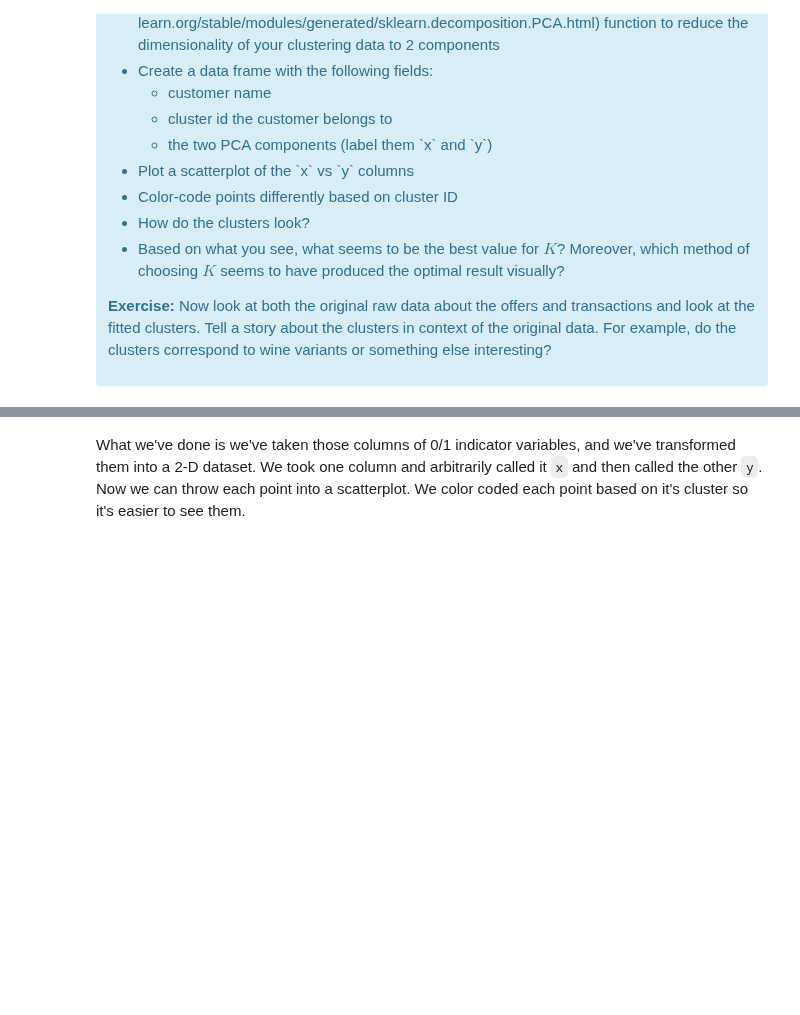
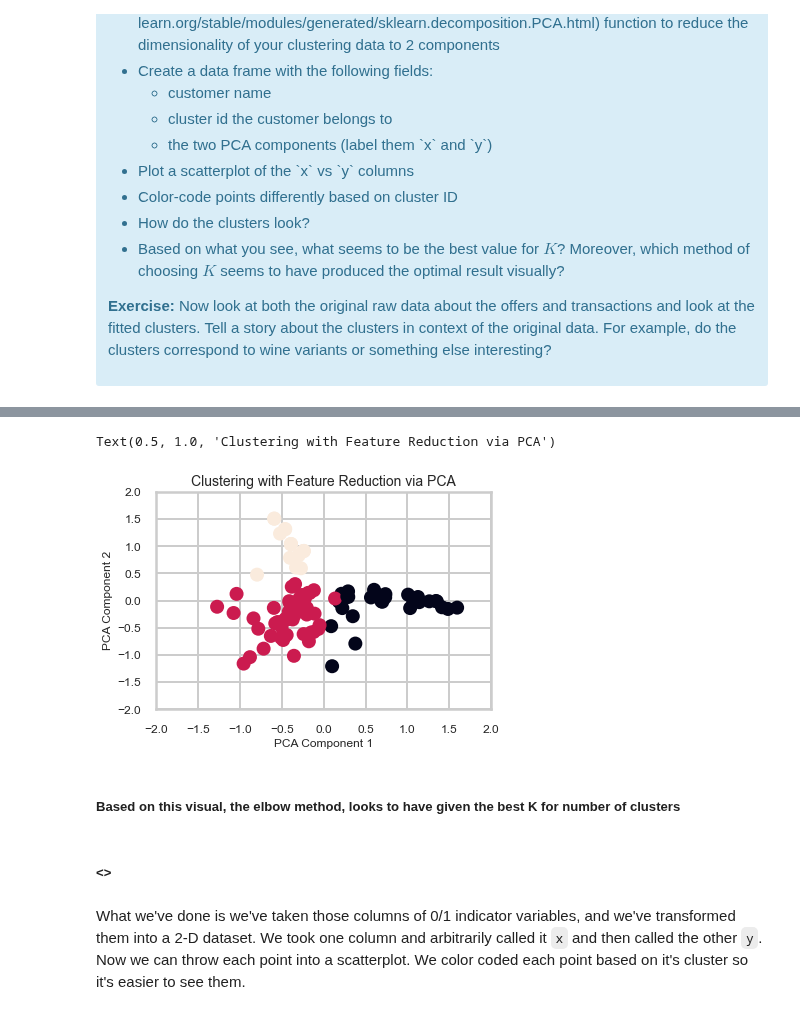
Before and after one commit to Khalif81/Customer-Segmentation-K-Means, a Jupyter notebook: Customer_Segmentation_K-Means.ipynb, the cells around one changed output, grey strips where cells are left out. Drawn from its saved outputs; the diff is of its cells as text; code cells hidden in the pictures; blank space fills up the shorter version.

Commit message:
inital pca transformation and analysis

```diff
--- a/Customer_Segmentation_K-Means.ipynb
+++ b/Customer_Segmentation_K-Means.ipynb
@@ -436,0 +453,14 @@ This is only one use of PCA for dimension reduction. We can also use PCA when we
+# %%
+#your turn
+
+from sklearn.decomposition import PCA
+
+k_ = best_k
+model = KMeans(n_clusters=k_)
+model.fit(x_cols)
+labels = model.fit_predict(x_cols)
+
+model_pca = PCA(n_components=2)
+model_pca.fit(x_cols)
+trans_pca = model_pca.transform(x_cols)
+trans_pca.shape
@@ -436,0 +469,12 @@ This is only one use of PCA for dimension reduction. We can also use PCA when we
+# %%
+xs = trans_pca[:,0]
+ys = trans_pca[:,1]
+
+df_pca_comp = pd.DataFrame( {'customer_name': y,
+                             'cluster': labels,
+                             'x': xs ,
+                             'y': ys
+                            }
+                          )
+
+df_pca_comp
@@ -436,0 +495,24 @@ This is only one use of PCA for dimension reduction. We can also use PCA when we
+# %%
+x_ = df_pca_comp.x
+y_ = df_pca_comp.y
+c_ = df_pca_comp.cluster
+
+
+step = 0.5
+x_min = -2
+x_max = 2
+y_min, y_max = x_min, x_max
+axis_size = 12
+title_size = 14
+
+_ = plt.scatter(x_, y_, c=c_);
+plt.xlabel('PCA Component 1',size=axis_size)
+plt.ylabel('PCA Component 2',size=axis_size)
+plt.xticks(np.arange(x_min, x_max+step, step), size=axis_size)
+plt.yticks(np.arange(x_min, x_max+step, step), size=axis_size)
+plt.title('Clustering with Feature Reduction via PCA', size=title_size)
+# %% [output]
+Text(0.5, 1.0, 'Clustering with Feature Reduction via PCA')
+[figure, added]
+# %% [markdown]
+##### Based on this visual, the elbow method, looks to have given the best K for number of clusters
@@ -437,3 +521,5 @@ This is only one use of PCA for dimension reduction. We can also use PCA when we
+# %% [markdown]
+#####  <>
 # %% [markdown]
 What we've done is we've taken those columns of 0/1 indicator variables, and we've transformed them into a 2-D dataset. We took one column and arbitrarily called it `x` and then called the other `y`. Now we can throw each point into a scatterplot. We color coded each point based on it's cluster so it's easier to see them.
 # %% [markdown]
```
Also changed, not shown: parts of 12 cells of this notebook.
